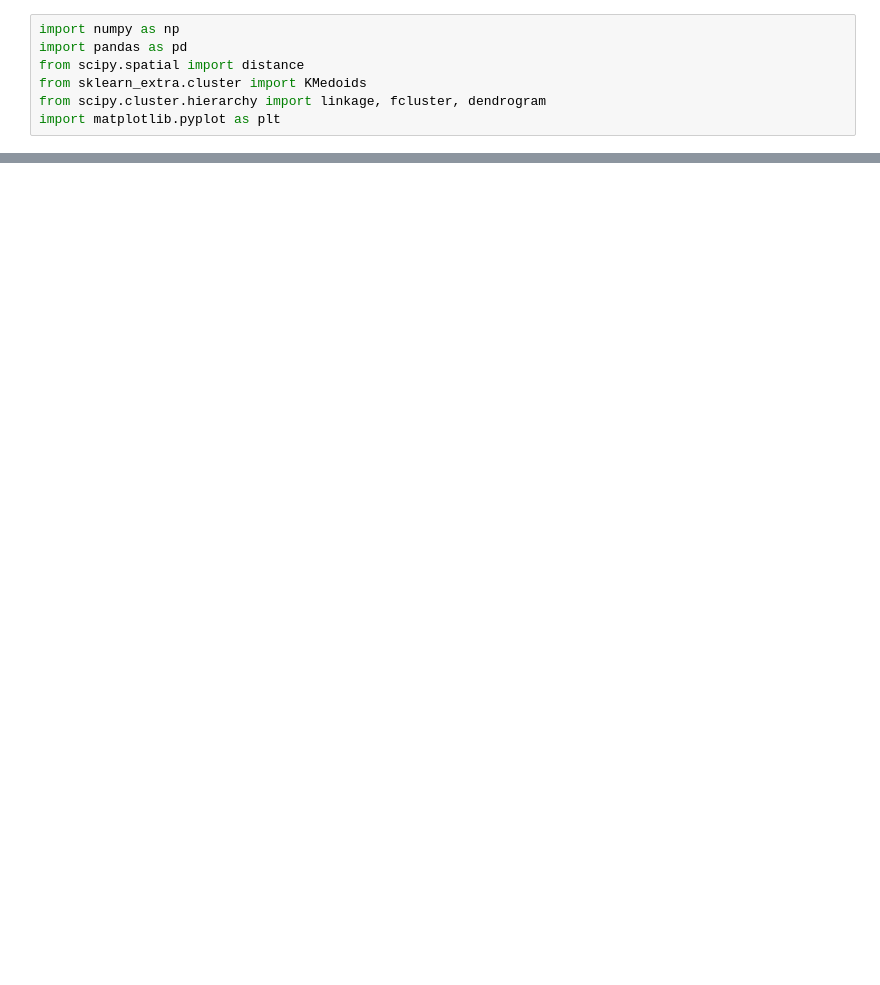
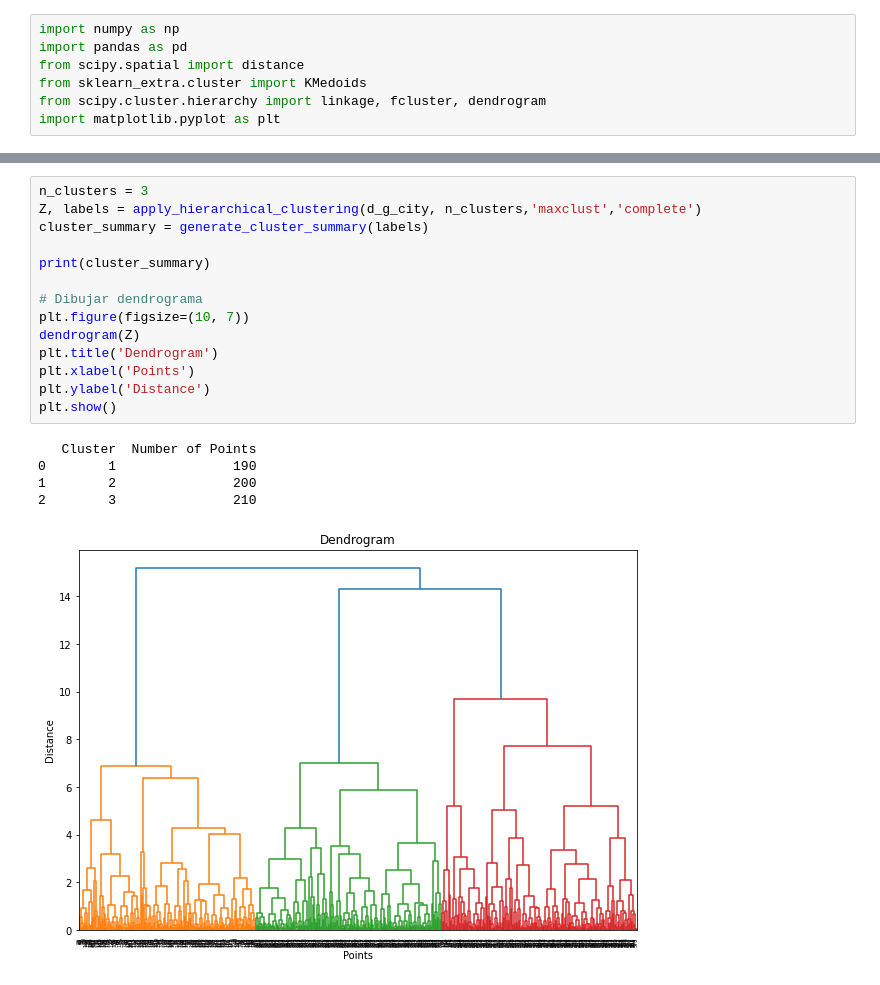
Before and after one commit to tomy325/clustering, a Jupyter notebook: clustering.ipynb, the cells around one changed output, grey strips where cells are left out. Drawn from its saved outputs; the diff is of its cells as text; blank space fills up the shorter version.

```diff
--- a/clustering.ipynb
+++ b/clustering.ipynb
@@ -148,0 +240,20 @@ plt.show()
+# %%
+n_clusters = 3
+Z, labels = apply_hierarchical_clustering(d_g_city, n_clusters,'maxclust','complete')
+cluster_summary = generate_cluster_summary(labels)
+
+print(cluster_summary)
+
+# Dibujar dendrograma
+plt.figure(figsize=(10, 7))
+dendrogram(Z)
+plt.title('Dendrogram')
+plt.xlabel('Points')
+plt.ylabel('Distance')
+plt.show()
+# %% [output]
+   Cluster  Number of Points
+0        1               190
+1        2               200
+2        3               210
+[figure, added]
```
Also changed, not shown: parts of 119 cells of this notebook, 1 other file.
